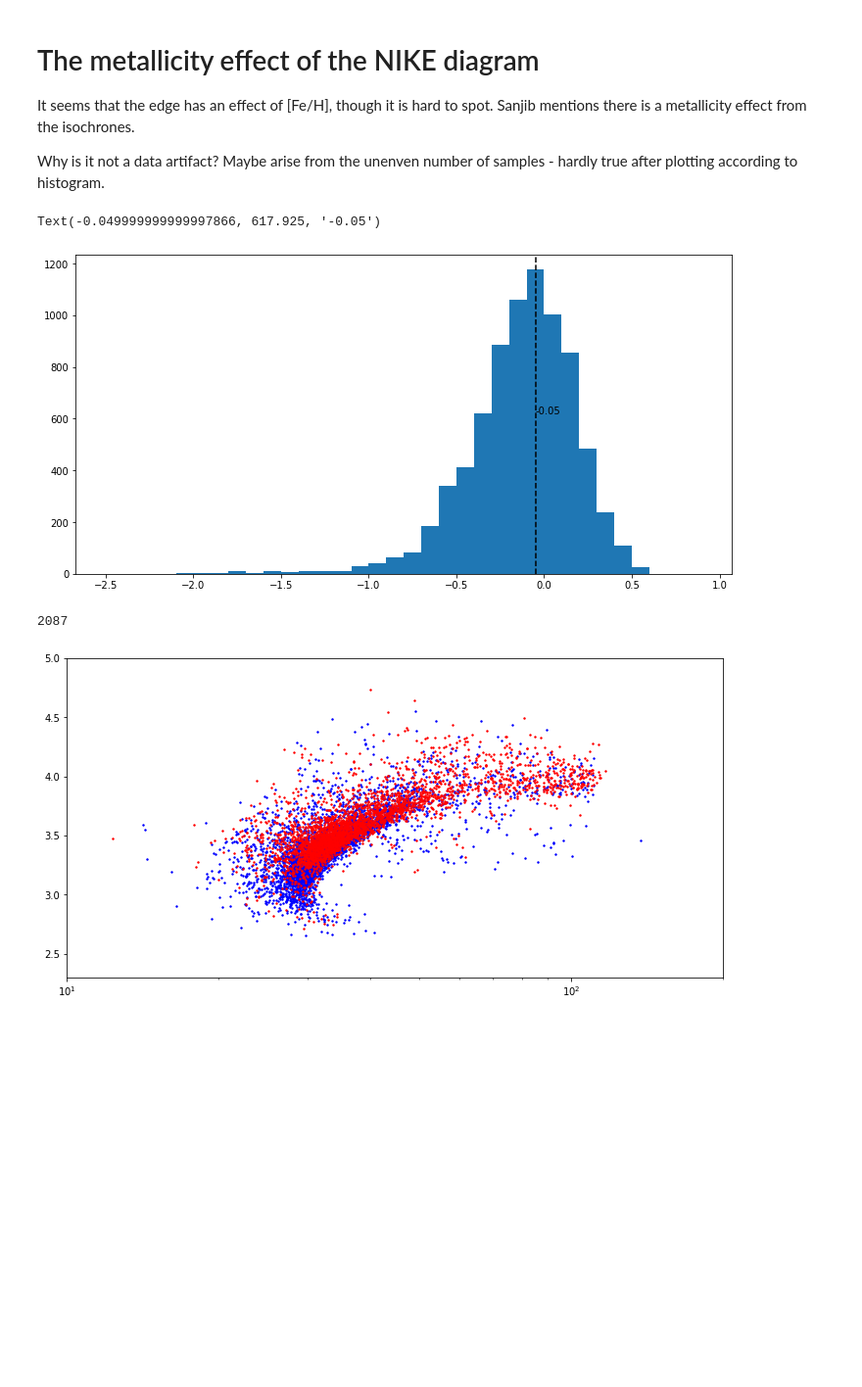
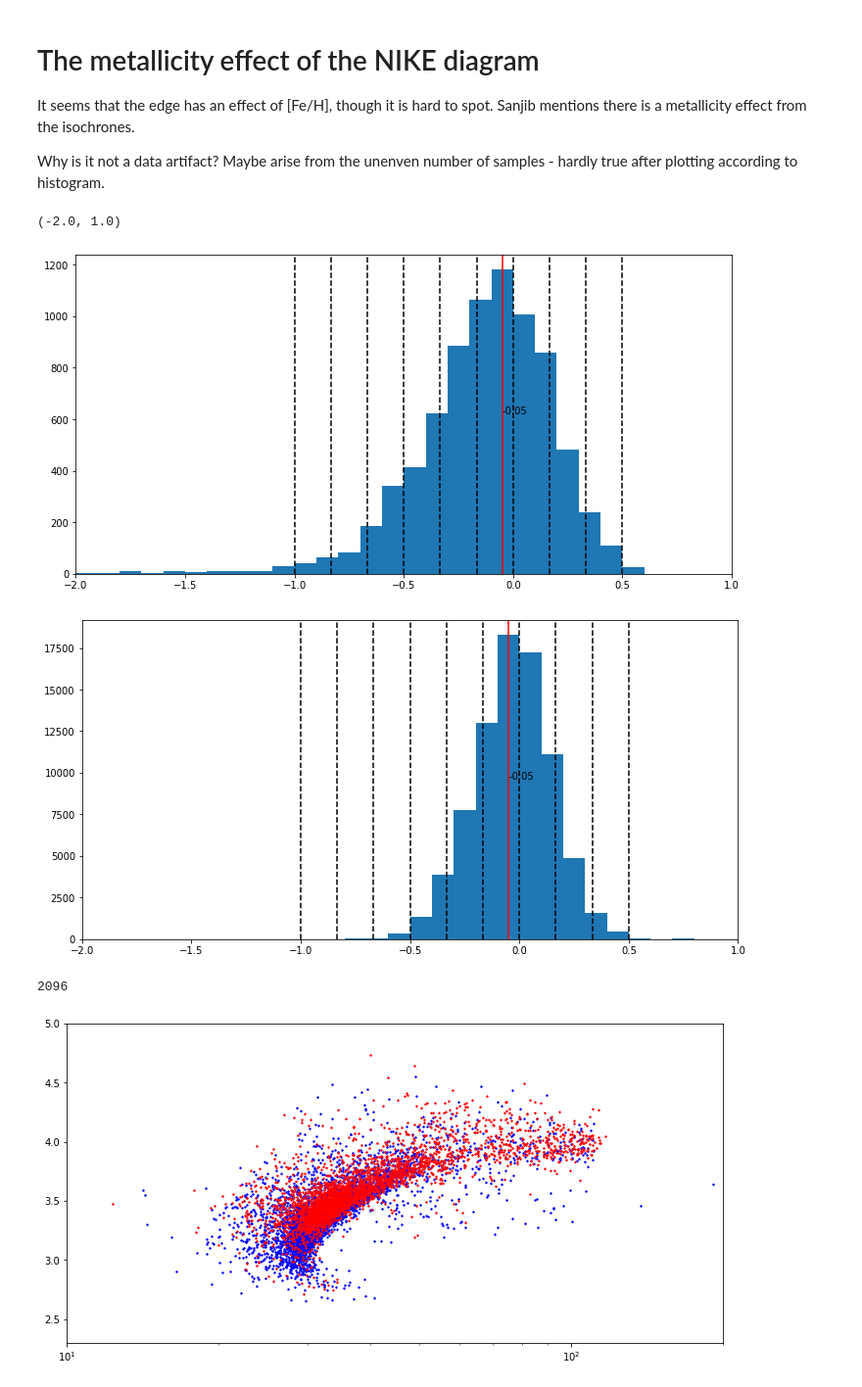
Before and after one commit to parallelpro/nike, a Jupyter notebook: lib/1-quantify-the-edge.ipynb, the cells around one changed output. Shown at 98% size. Cells and saved outputs as stored; diff of their text form; code cells hidden in the pictures; blank space fills up the shorter version.

```diff
--- a/lib/1-quantify-the-edge.ipynb
+++ b/lib/1-quantify-the-edge.ipynb
@@ -26,9 +26,20 @@ from astropy.io import ascii
 
 import matplotlib.pyplot as plt
 import seaborn as sns
+from scipy import stats
+
+import os
+import sys
+rootpath = "/Users/yaguang/Dropbox (Sydney Uni)/Work/nike/"
+# sys.path.append("/Users/yali4742/Dropbox (Sydney Uni)/Work/nike")
+sys.path.append(rootpath)
+from lib.histdist import distance_to_edge
 # %%
-rootpath='C:\\Users\\yali4742\\Dropbox (Sydney Uni)\\Work\\nike\\'#''#
+# rootpath='/Users/yali4742/Dropbox (Sydney Uni)/Work/nike/'#''#
 yu=ascii.read(rootpath+"sample/yu+2018.csv")
+
+pdv = np.load(rootpath+"sample/padova/tnu_samples.npy")
+pdv_feh = pdv[:,2]
 # %% [markdown]
 # The metallicity effect of the NIKE diagram
 It seems that the edge has an effect of [Fe/H], though it is hard to spot. Sanjib mentions there is a metallicity effect from the isochrones.
@@ -38,15 +49,34 @@ Maybe arise from the unenven number of samples - hardly true after plotting acco
 # %%
 fig = plt.figure(figsize=(12,6))
 ax = fig.add_subplot(111)
+# idx = (yu["Phase"]>=1)
+# h = ax.hist(yu["[Fe/H]"][idx], bins=np.arange(-2.5,1.0,0.1))
 idx = (yu["Phase"]==2)
 h = ax.hist(yu["[Fe/H]"][idx], bins=np.arange(-2.5,1.0,0.1))
 
 mean=h[1][np.where(h[0]==h[0].max())[0][0]]+0.05
-ax.axvline(mean, linestyle="--", color="black")
+feh_limits=np.linspace(-1.0, 0.5, 10)
+for feh in feh_limits:
+    ax.axvline(feh, linestyle="--", color="black")
+ax.axvline(mean, linestyle="-", color="red")
 ax.text(mean, np.mean(ax.get_ylim()), "{:0.2f}".format(mean),  color="black")
+ax.set_xlim([-2., 1.0])
+
+fig = plt.figure(figsize=(12,6))
+ax = fig.add_subplot(111)
+h = ax.hist(pdv_feh, bins=np.arange(-2.5,1.0,0.1))
+
+mean=h[1][np.where(h[0]==h[0].max())[0][0]]+0.05
+feh_limits=np.linspace(-1.0, 0.5, 10)
+for feh in feh_limits:
+    ax.axvline(feh, linestyle="--", color="black")
+ax.axvline(mean, linestyle="-", color="red")
+ax.text(mean, np.mean(ax.get_ylim()), "{:0.2f}".format(mean),  color="black")
+ax.set_xlim([-2., 1.0])
 # %% [output]
-Text(-0.049999999999997866, 617.925, '-0.05')
+(-2.0, 1.0)
-[figure, old version]
+[figure, new version]
+[figure, added]
 # %%
 # ip = [0., 33.3, 66.6, 100.]
 # for i in range(4):
@@ -54,7 +84,7 @@ Text(-0.049999999999997866, 617.925, '-0.05')
 idx =  (yu["Phase"]==2) & (yu["[Fe/H]"]<0.1) & (yu["[Fe/H]"]>-0.1)
 print(len(yu[idx]))
 # %% [output]
-2087
+2096
 # %%
 fig = plt.figure(figsize=(12,6))
 ax = fig.add_subplot(111)
```
Also changed, not shown: parts of 8 cells of this notebook, 30 other files.
